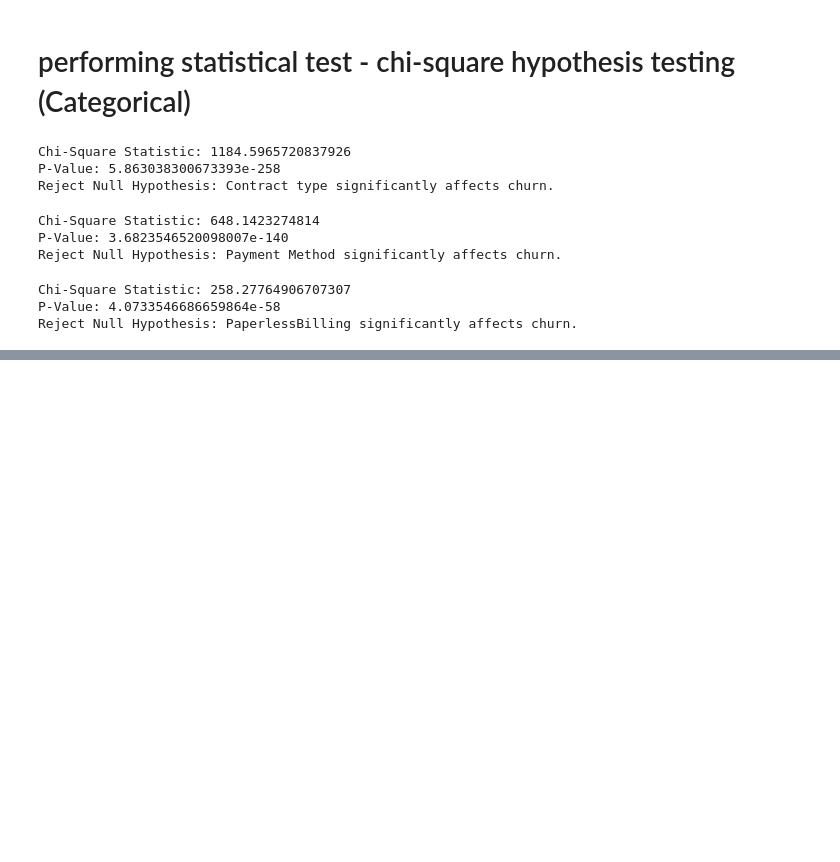
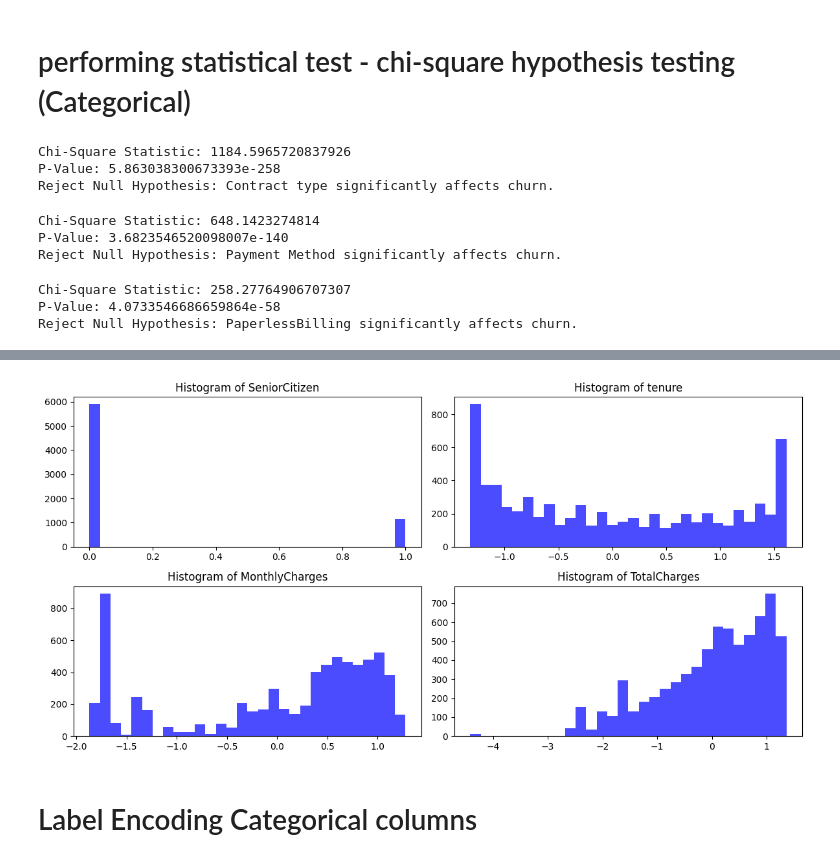
Before and after one commit to kalluri14/Customer-Churn-Prediction, a Jupyter notebook: notebooks/EDA.ipynb, the cells around one changed output, grey strips where cells are left out. Cells and saved outputs as stored; diff of their text form; code cells hidden in the pictures; blank space fills up the shorter version.

```diff
--- a/notebooks/EDA.ipynb
+++ b/notebooks/EDA.ipynb
@@ -277,0 +348,29 @@ Reject Null Hypothesis: PaperlessBilling significantly affects churn.
+# %%
+import numpy as np
+from sklearn.preprocessing import StandardScaler
+
+# Apply log transformation only to highly skewed features
+df[["MonthlyCharges", "TotalCharges"]] = np.log1p(df[["MonthlyCharges", "TotalCharges"]])
+
+# Apply StandardScaler to all numerical variables
+scaler = StandardScaler()
+num_features = ["tenure", "MonthlyCharges", "TotalCharges"]  # SeniorCitizen can be included but it's binary
+
+df[num_features] = scaler.fit_transform(df[num_features])
+# %%
+# Histograms after Normalization
+import matplotlib.pyplot as plt
+
+num_features = ["SeniorCitizen", "tenure", "MonthlyCharges", "TotalCharges"]
+
+plt.figure(figsize=(12, 6))
+for i, col in enumerate(num_features, 1):
+    plt.subplot(2, 2, i)
+    plt.hist(df[col], bins=30, color="blue", alpha=0.7)
+    plt.title(f"Histogram of {col}")
+plt.tight_layout()
+plt.show()
+# %% [output]
+[figure, added]
+# %% [markdown]
+# Label Encoding Categorical columns
```
Also changed, not shown: parts of 16 cells of this notebook.
